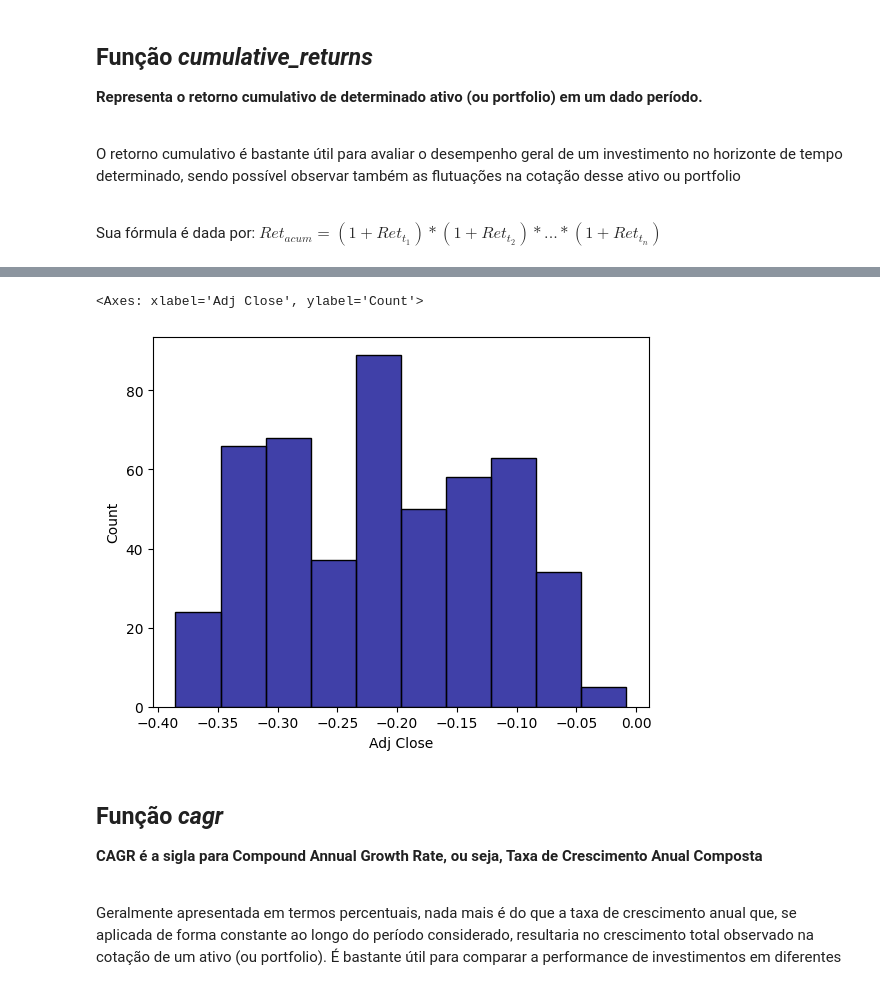
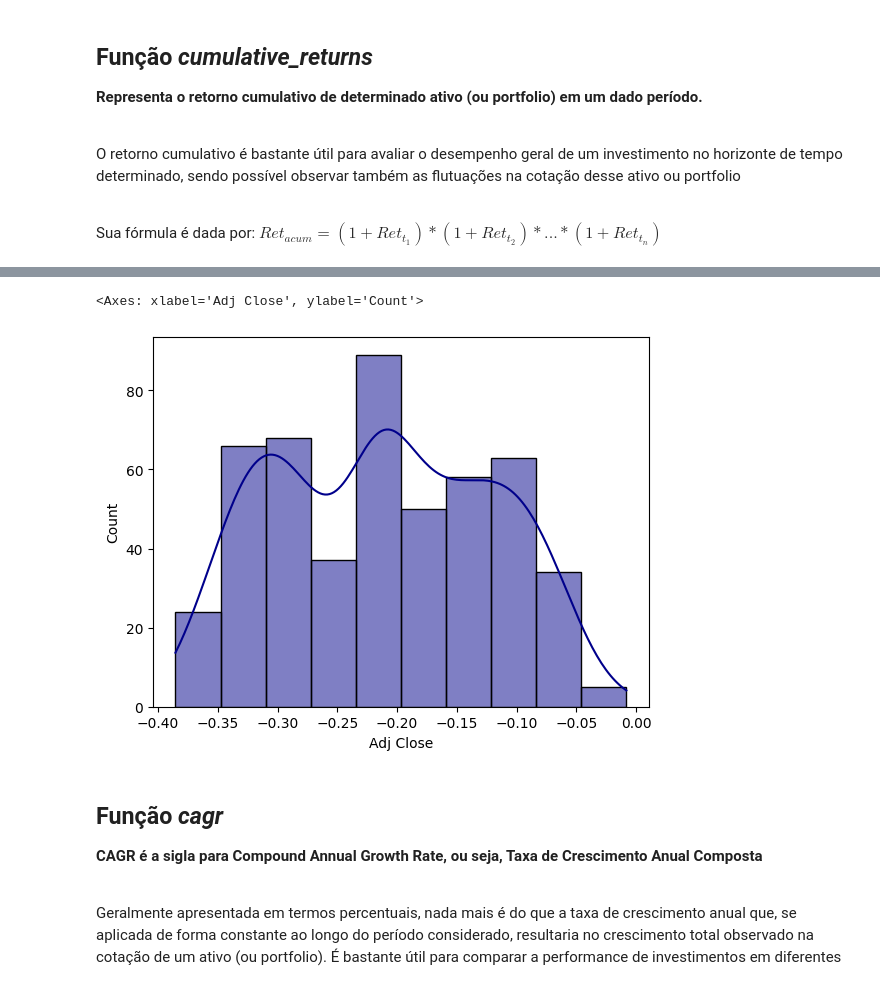
Before and after one commit to turing-usp/turingquant-exemplos, a Jupyter notebook: metrics_retorno.ipynb, the cells around one changed output, grey strips where cells are left out. Drawn from its saved outputs; the diff is of its cells as text; code cells hidden in the pictures.

```diff
--- a/metrics_retorno.ipynb
+++ b/metrics_retorno.ipynb
@@ -135,11 +137,13 @@ sns.histplot(data_log, color = "darkorange")
 # %%
 # retorno simples
 
 data_simp = cumulative_returns(returns(df['Adj Close'].loc['2020-01-01':'2022-01-01']), 'simp')
-sns.histplot(data_simp, color = "darkblue")
+sns.histplot(data_simp,
+             color = "darkblue",
+             kde = True)
 # %% [output]
 <Axes: xlabel='Adj Close', ylabel='Count'>
-[figure, old version]
+[figure, new version]
 # %% [markdown]
 ## Função _cagr_
 
```
Also changed, not shown: parts of 5 cells of this notebook.
